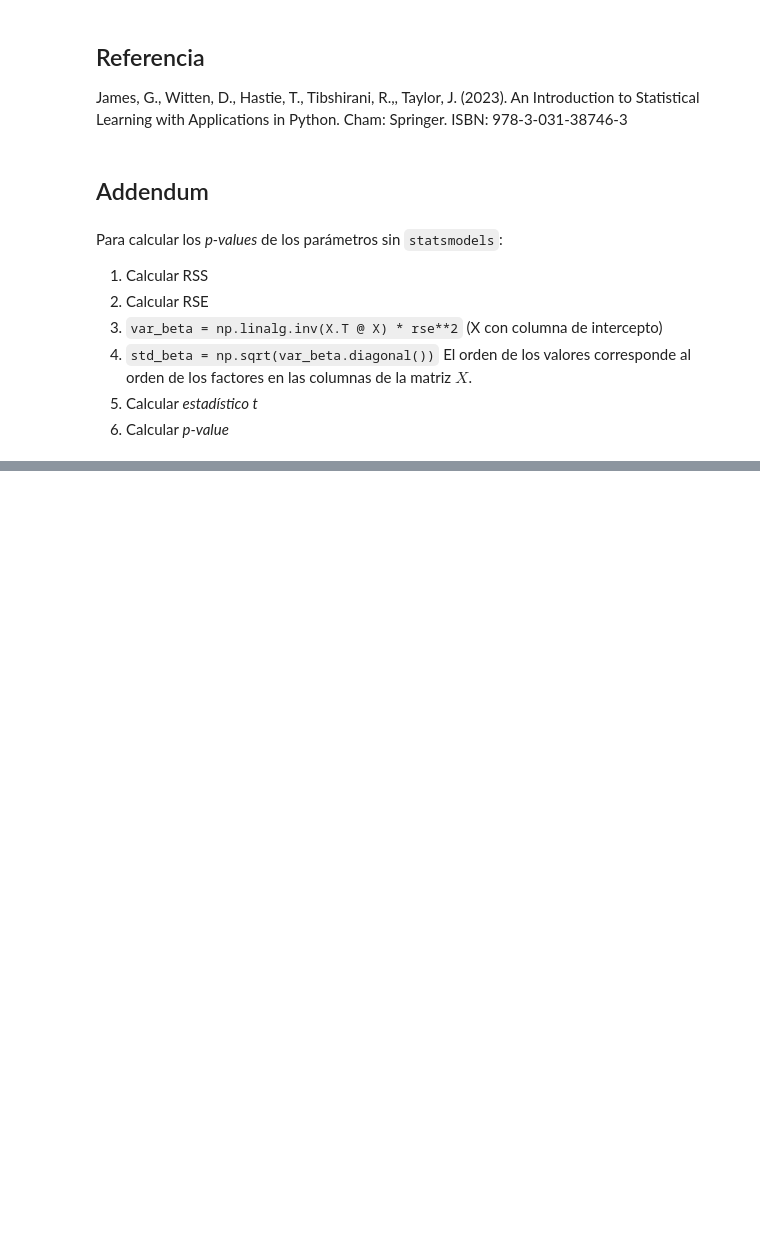
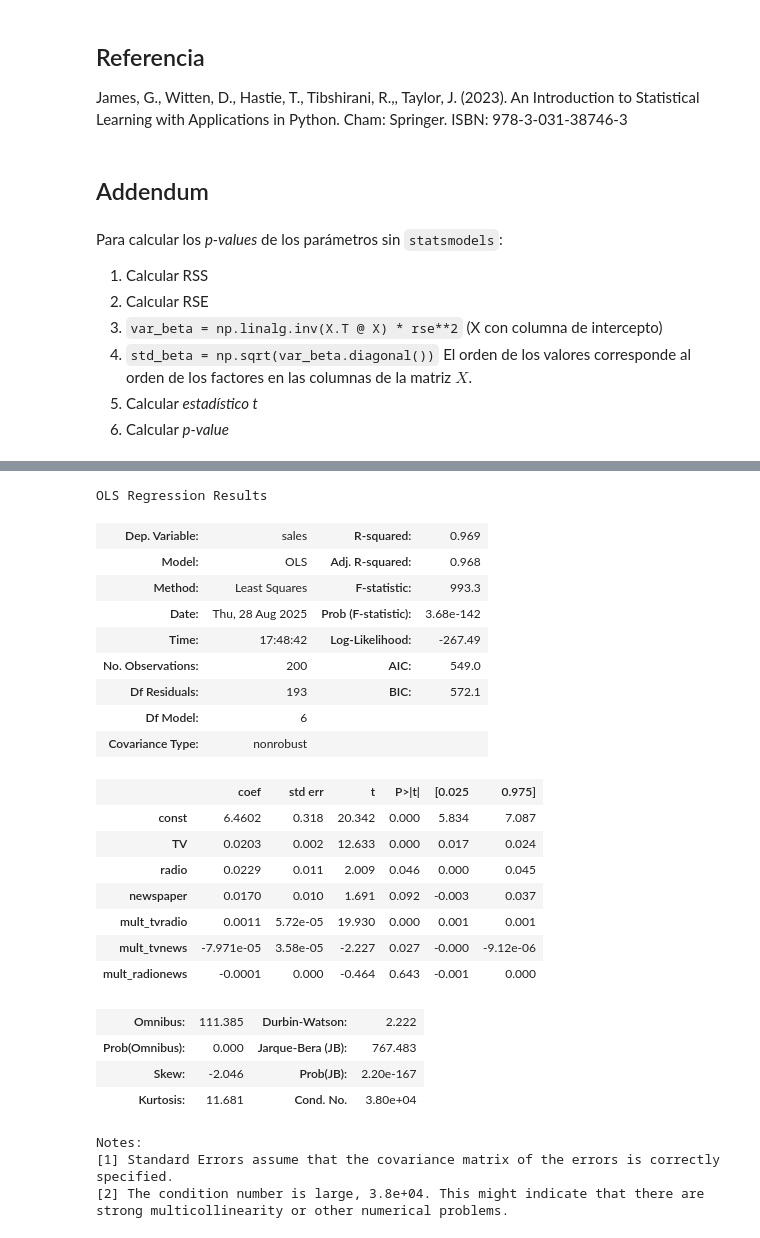
Before and after one commit to juliahdezc/Lab_aprendizaje_estadistico, a Jupyter notebook: Lab - R3.ipynb, the cells around one changed output, grey strips where cells are left out. Drawn from its saved outputs; the diff is of its cells as text; code cells hidden in the pictures; blank space fills up the shorter version.

```diff
--- a/Lab - R3.ipynb
+++ b/Lab - R3.ipynb
@@ -507,0 +579,31 @@ Para calcular los *p-values* de los parámetros sin `statsmodels`:
+# %%
+ols_X_mas = sm.OLS(y_todo, X_mas)
+results_X_mas = ols_X_mas.fit()
+results_X_mas.summary()
+# %% [output]
+OLS Regression Results
+| Dep. Variable: | sales | R-squared: | 0.969 |
+| Model: | OLS | Adj. R-squared: | 0.968 |
+| Method: | Least Squares | F-statistic: | 993.3 |
+| Date: | Thu, 28 Aug 2025 | Prob (F-statistic): | 3.68e-142 |
+| Time: | 17:48:42 | Log-Likelihood: | -267.49 |
+| No. Observations: | 200 | AIC: | 549.0 |
+| Df Residuals: | 193 | BIC: | 572.1 |
+| Df Model: | 6 |  |  |
+| Covariance Type: | nonrobust |  |  |
+|  | coef | std err | t | P>|t| | [0.025 | 0.975] |
+| const | 6.4602 | 0.318 | 20.342 | 0.000 | 5.834 | 7.087 |
+| TV | 0.0203 | 0.002 | 12.633 | 0.000 | 0.017 | 0.024 |
+| radio | 0.0229 | 0.011 | 2.009 | 0.046 | 0.000 | 0.045 |
+| newspaper | 0.0170 | 0.010 | 1.691 | 0.092 | -0.003 | 0.037 |
+| mult_tvradio | 0.0011 | 5.72e-05 | 19.930 | 0.000 | 0.001 | 0.001 |
+| mult_tvnews | -7.971e-05 | 3.58e-05 | -2.227 | 0.027 | -0.000 | -9.12e-06 |
+| mult_radionews | -0.0001 | 0.000 | -0.464 | 0.643 | -0.001 | 0.000 |
+| Omnibus: | 111.385 | Durbin-Watson: | 2.222 |
+| Prob(Omnibus): | 0.000 | Jarque-Bera (JB): | 767.483 |
+| Skew: | -2.046 | Prob(JB): | 2.20e-167 |
+| Kurtosis: | 11.681 | Cond. No. | 3.80e+04 |
+Notes:
+[1] Standard Errors assume that the covariance matrix of the errors is correctly specified.
+[2] The condition number is large, 3.8e+04. This might indicate that there are
+strong multicollinearity or other numerical problems.
```
Also changed, not shown: parts of 13 cells of this notebook.
